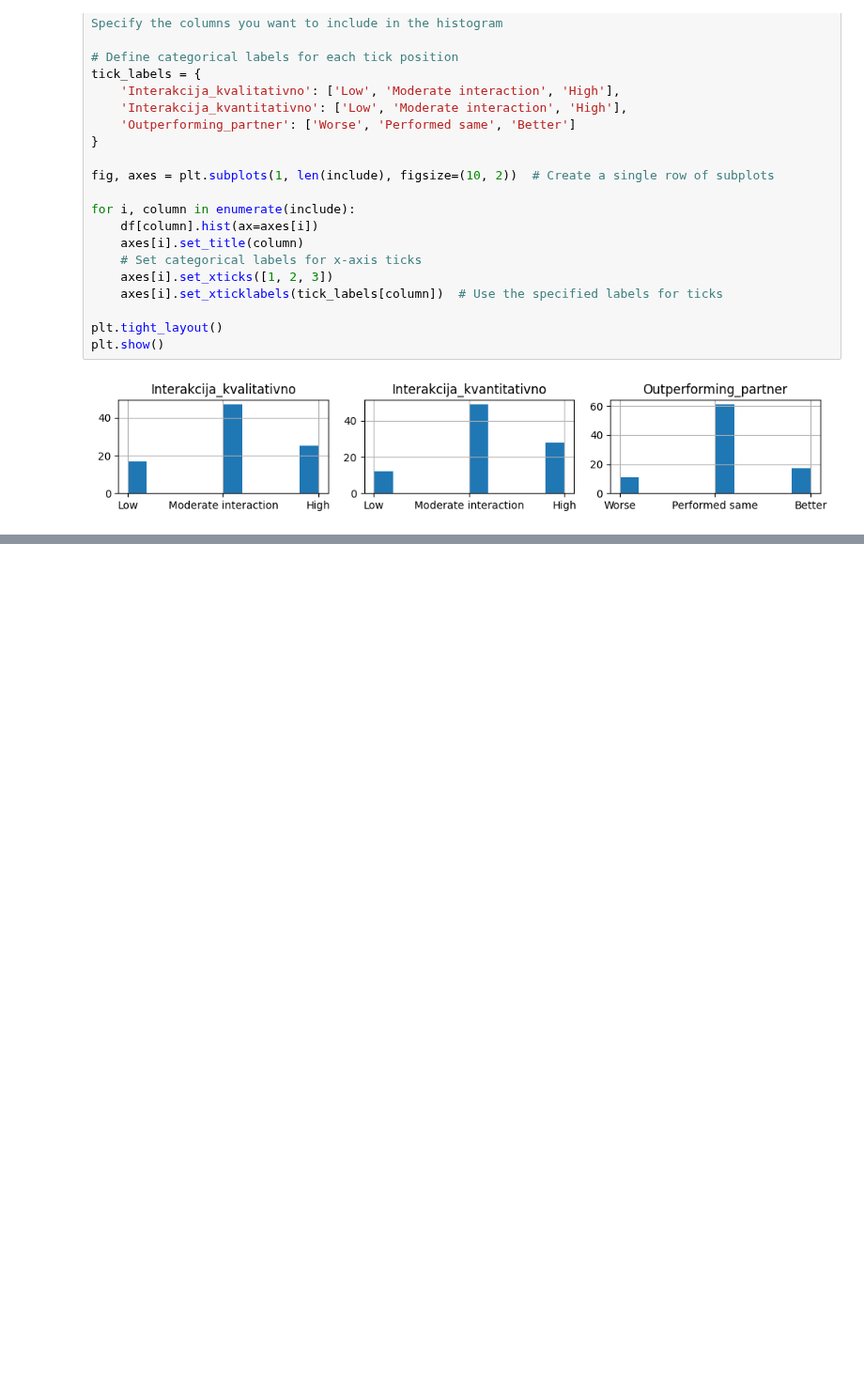
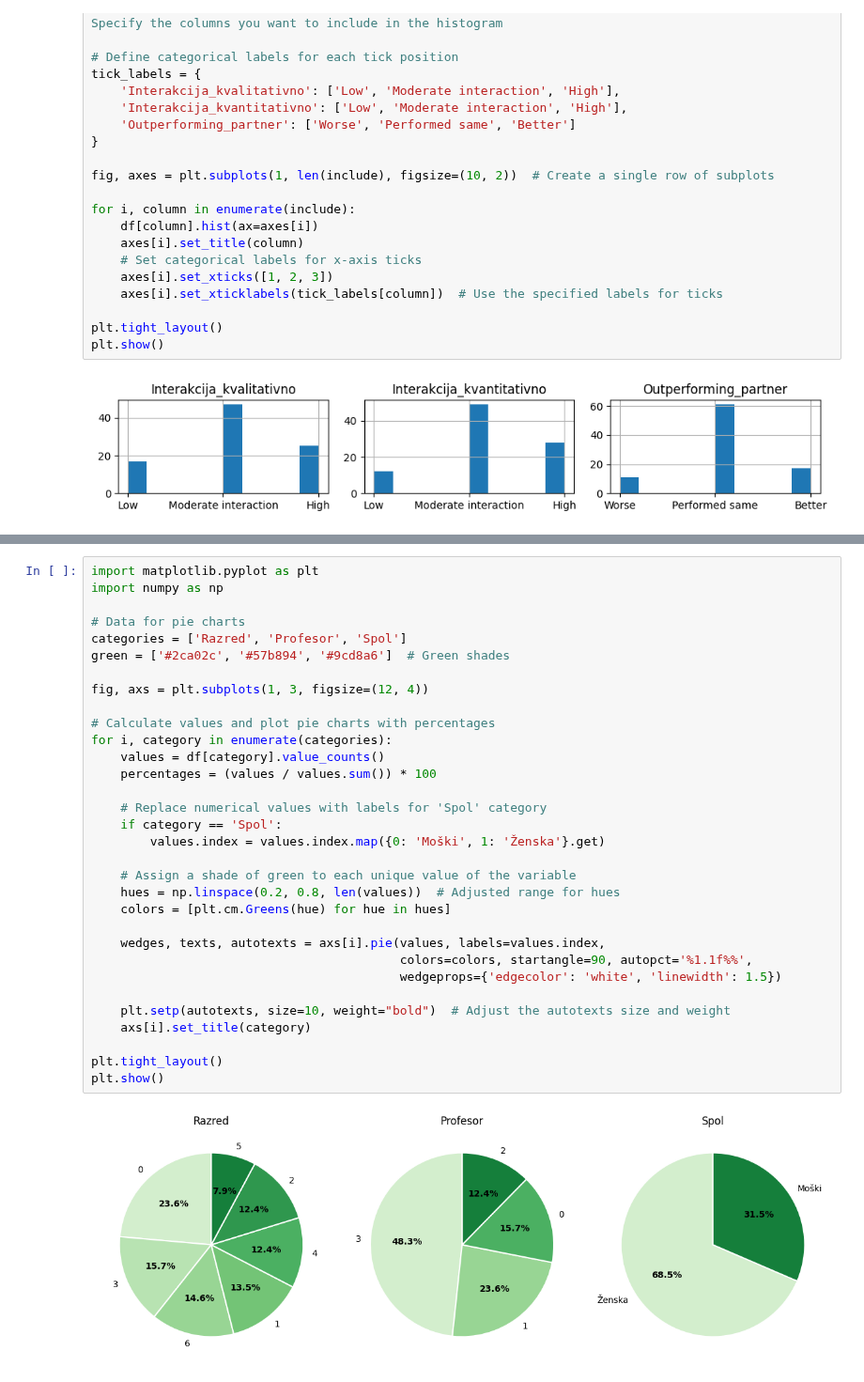
Before and after one commit to borbregant/ai_tandem_learning, a Jupyter notebook: vizualizacija_podatkov.ipynb, the cells around one changed output, grey strips where cells are left out. Shown at 94% size. Saved outputs shown, nothing was run; the diff lists cells and outputs as text; blank space fills up the shorter version.

```diff
--- a/vizualizacija_podatkov.ipynb
+++ b/vizualizacija_podatkov.ipynb
@@ -160,0 +257,34 @@ plt.show()
+# %%
+import matplotlib.pyplot as plt
+import numpy as np
+
+# Data for pie charts
+categories = ['Razred', 'Profesor', 'Spol']
+green = ['#2ca02c', '#57b894', '#9cd8a6']  # Green shades
+
+fig, axs = plt.subplots(1, 3, figsize=(12, 4))
+
+# Calculate values and plot pie charts with percentages
+for i, category in enumerate(categories):
+    values = df[category].value_counts()
+    percentages = (values / values.sum()) * 100
+
+    # Replace numerical values with labels for 'Spol' category
+    if category == 'Spol':
+        values.index = values.index.map({0: 'Moški', 1: 'Ženska'}.get)
+
+    # Assign a shade of green to each unique value of the variable
+    hues = np.linspace(0.2, 0.8, len(values))  # Adjusted range for hues
+    colors = [plt.cm.Greens(hue) for hue in hues]
+
+    wedges, texts, autotexts = axs[i].pie(values, labels=values.index,
+                                          colors=colors, startangle=90, autopct='%1.1f%%',
+                                          wedgeprops={'edgecolor': 'white', 'linewidth': 1.5})
+
+    plt.setp(autotexts, size=10, weight="bold")  # Adjust the autotexts size and weight
+    axs[i].set_title(category)
+
+plt.tight_layout()
+plt.show()
+# %% [output]
+[figure, added]
```
Also changed, not shown: parts of 5 cells of this notebook.
